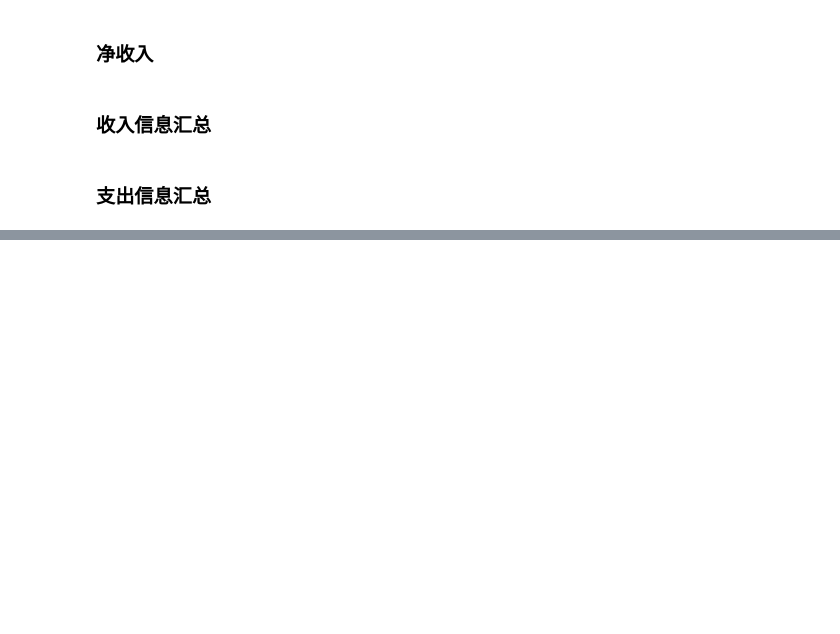
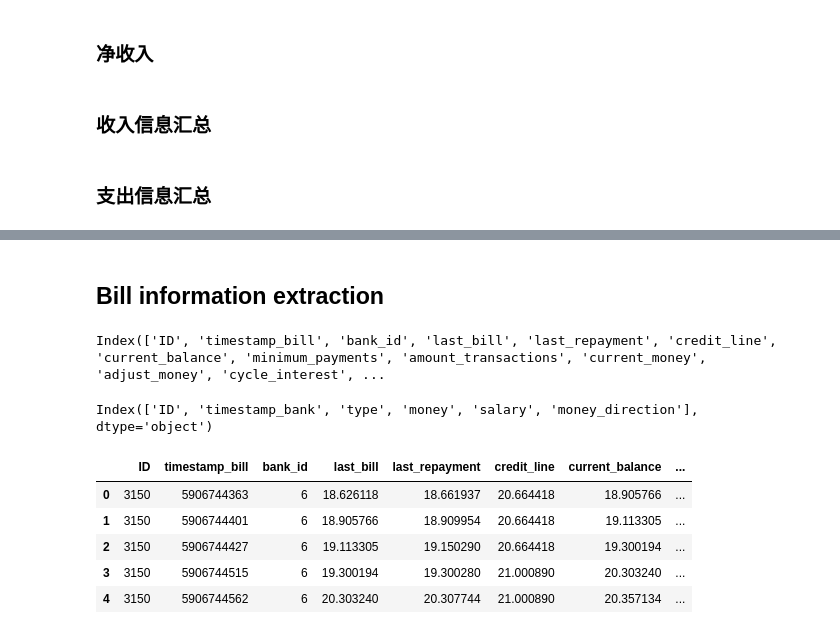
Before and after one commit to hadoop73/Credit, a Jupyter notebook: Business.ipynb, the cells around one changed output, grey strips where cells are left out. Cells and saved outputs as stored; diff of their text form; code cells hidden in the pictures; blank space fills up the shorter version.

```diff
--- a/Business.ipynb
+++ b/Business.ipynb
@@ -114,0 +164,19 @@ data_bank = pd.merge(pd.merge(pd.merge(data_user_train,data_net,on='ID',how='lef
+# %% [markdown]
+## Bill information extraction
+# %%
+bill_detail_train.columns
+# %% [output]
+Index(['ID', 'timestamp_bill', 'bank_id', 'last_bill', 'last_repayment', 'credit_line', 'current_balance', 'minimum_payments', 'amount_transactions', 'current_money', 'adjust_money', 'cycle_interest', ...
+# %%
+bank_detail_train.columns
+# %% [output]
+Index(['ID', 'timestamp_bank', 'type', 'money', 'salary', 'money_direction'], dtype='object')
+# %%
+bill_detail_train.head()
+# %% [output]
+|  | ID | timestamp_bill | bank_id | last_bill | last_repayment | credit_line | current_balance | ... |
+| 0 | 3150 | 5906744363 | 6 | 18.626118 | 18.661937 | 20.664418 | 18.905766 | ... |
+| 1 | 3150 | 5906744401 | 6 | 18.905766 | 18.909954 | 20.664418 | 19.113305 | ... |
+| 2 | 3150 | 5906744427 | 6 | 19.113305 | 19.150290 | 20.664418 | 19.300194 | ... |
+| 3 | 3150 | 5906744515 | 6 | 19.300194 | 19.300280 | 21.000890 | 20.303240 | ... |
+| 4 | 3150 | 5906744562 | 6 | 20.303240 | 20.307744 | 21.000890 | 20.357134 | ... |
```
Also changed, not shown: parts of 14 cells of this notebook.
